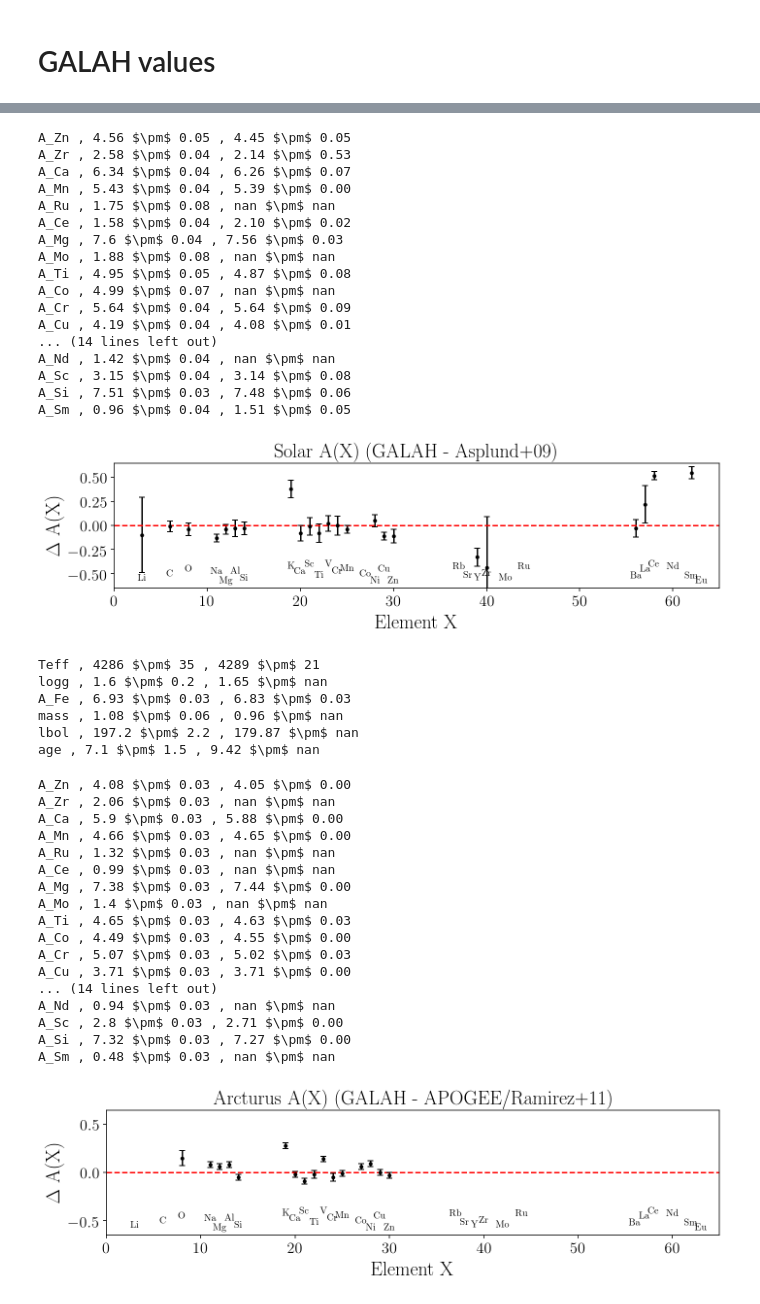
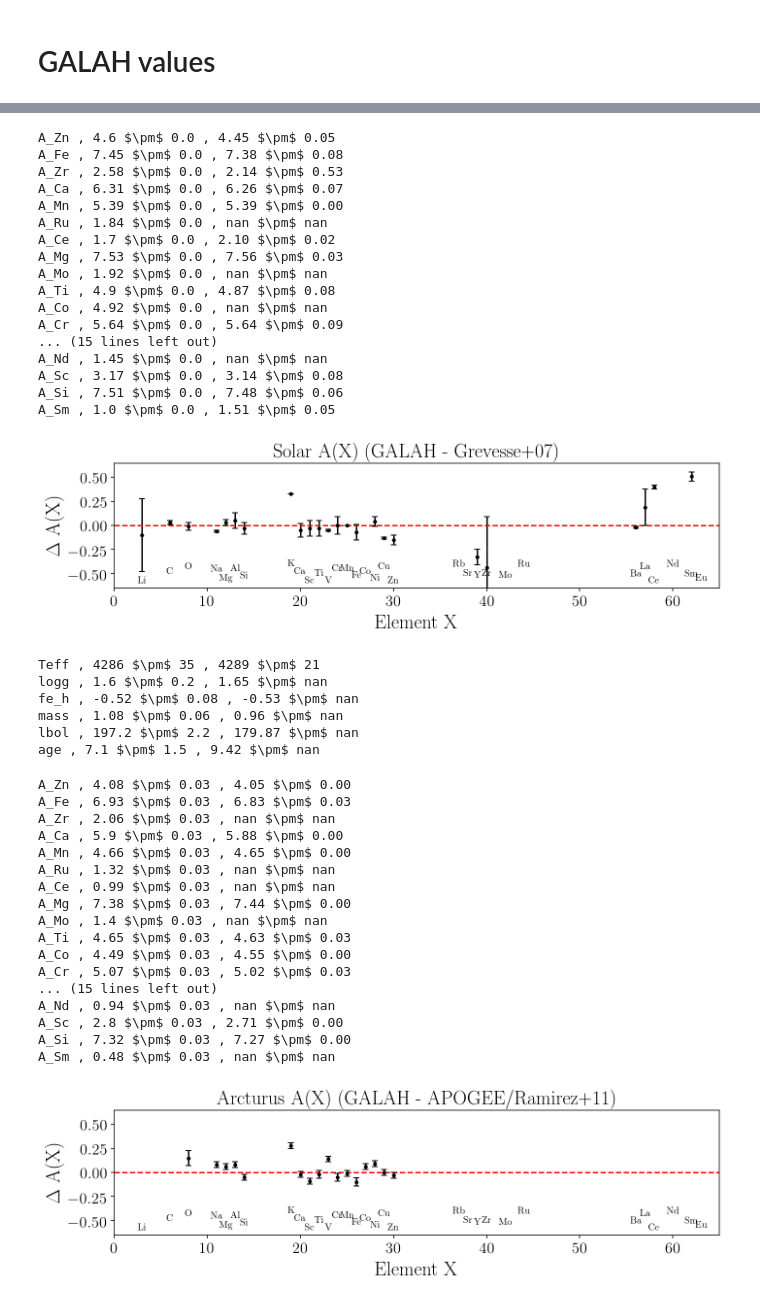
Before and after one commit to svenbuder/GALAH_DR3, a Jupyter notebook: abundance_zeropoints/abundance_zeropoints.ipynb, the cells around one changed output, grey strips where cells are left out. Saved outputs shown, nothing was run; the diff lists cells and outputs as text; code cells hidden in the pictures.

```diff
--- a/abundance_zeropoints/abundance_zeropoints.ipynb
+++ b/abundance_zeropoints/abundance_zeropoints.ipynb
@@ -303,32 +351,33 @@ lbol , 1.0 $\pm$ 0.0 , 1.01 $\pm$ nan
 age , 4.57 $\pm$ 0.11 , 5.83 $\pm$ nan
 # %%
 for each_key in sun.keys():
-    if each_key not in ['Teff','logg','A_Fe','mass','lbol','age','fe_h']:
+    if each_key not in ['Teff','logg','fe_h','mass','lbol','age']:
         print(each_key,',',sun[each_key][0],'$\pm$',sun[each_key][1],',',galah_sun[each_key][0],'$\pm$',galah_sun[each_key][1])
 # %% [output]
-A_Zn , 4.56 $\pm$ 0.05 , 4.45 $\pm$ 0.05
-A_Zr , 2.58 $\pm$ 0.04 , 2.14 $\pm$ 0.53
-A_Ca , 6.34 $\pm$ 0.04 , 6.26 $\pm$ 0.07
-A_Mn , 5.43 $\pm$ 0.04 , 5.39 $\pm$ 0.00
-A_Ru , 1.75 $\pm$ 0.08 , nan $\pm$ nan
-A_Ce , 1.58 $\pm$ 0.04 , 2.10 $\pm$ 0.02
-A_Mg , 7.6 $\pm$ 0.04 , 7.56 $\pm$ 0.03
-A_Mo , 1.88 $\pm$ 0.08 , nan $\pm$ nan
-A_Ti , 4.95 $\pm$ 0.05 , 4.87 $\pm$ 0.08
-A_Co , 4.99 $\pm$ 0.07 , nan $\pm$ nan
-A_Cr , 5.64 $\pm$ 0.04 , 5.64 $\pm$ 0.09
-A_Cu , 4.19 $\pm$ 0.04 , 4.08 $\pm$ 0.01
-... (14 lines left out)
-A_Nd , 1.42 $\pm$ 0.04 , nan $\pm$ nan
-A_Sc , 3.15 $\pm$ 0.04 , 3.14 $\pm$ 0.08
-A_Si , 7.51 $\pm$ 0.03 , 7.48 $\pm$ 0.06
-A_Sm , 0.96 $\pm$ 0.04 , 1.51 $\pm$ 0.05
+A_Zn , 4.6 $\pm$ 0.0 , 4.45 $\pm$ 0.05
+A_Fe , 7.45 $\pm$ 0.0 , 7.38 $\pm$ 0.08
+A_Zr , 2.58 $\pm$ 0.0 , 2.14 $\pm$ 0.53
+A_Ca , 6.31 $\pm$ 0.0 , 6.26 $\pm$ 0.07
+A_Mn , 5.39 $\pm$ 0.0 , 5.39 $\pm$ 0.00
+A_Ru , 1.84 $\pm$ 0.0 , nan $\pm$ nan
+A_Ce , 1.7 $\pm$ 0.0 , 2.10 $\pm$ 0.02
+A_Mg , 7.53 $\pm$ 0.0 , 7.56 $\pm$ 0.03
+A_Mo , 1.92 $\pm$ 0.0 , nan $\pm$ nan
+A_Ti , 4.9 $\pm$ 0.0 , 4.87 $\pm$ 0.08
+A_Co , 4.92 $\pm$ 0.0 , nan $\pm$ nan
+A_Cr , 5.64 $\pm$ 0.0 , 5.64 $\pm$ 0.09
+... (15 lines left out)
+A_Nd , 1.45 $\pm$ 0.0 , nan $\pm$ nan
+A_Sc , 3.17 $\pm$ 0.0 , 3.14 $\pm$ 0.08
+A_Si , 7.51 $\pm$ 0.0 , 7.48 $\pm$ 0.06
+A_Sm , 1.0 $\pm$ 0.0 , 1.51 $\pm$ 0.05
 # %%
 kwargs_errorbar = dict(color = 'k', capsize=3, fmt='o', ms=3)
 
 f, (ax1) = plt.subplots(1, figsize=(10,3))
 
-ax1.set_title('Solar A(X) (GALAH - Asplund+09)', fontsize=20)
+#ax1.set_title('Solar A(X) (GALAH - Asplund+09)', fontsize=20)
+ax1.set_title('Solar A(X) (GALAH - Grevesse+07)', fontsize=20)
 ax1.axhline(0, color='r', ls='dashed')
 ax1.set_ylim(-0.651, 0.651)
 ax1.set_xlim(0,65)
@@ -337,7 +386,7 @@ ax1.set_ylabel(r'$\Delta$ A(X)')
 ax1.set_yticks([-0.5, -0.25, 0.0, 0.25, 0.5])
 
 for it, each_key in enumerate(sun.keys()):
-    if each_key not in ['Teff','logg','A_Fe','mass','lbol','age','fe_h']:
+    if each_key not in ['Teff','logg','fe_h','mass','lbol','age']:
         ax1.errorbar(
             sun[each_key][2],
             float(galah_sun[each_key][0]) - float(sun[each_key][0]),
@@ -348,23 +397,24 @@ for it, each_key in enumerate(sun.keys()):
 plt.tight_layout()
 plt.savefig('figures/abundance_zeropoints_sun.png', dpi=300, bbox_inches='tight')
 # %% [output]
-[figure, old version]
+[figure, new version]
 # %%
-for each_key in ['Teff','logg','A_Fe','mass','lbol','age']:
+for each_key in ['Teff','logg','fe_h','mass','lbol','age']:
     print(each_key,',',arcturus[each_key][0],'$\pm$',arcturus[each_key][1],',',galah_arcturus[each_key][0],'$\pm$',galah_arcturus[each_key][1])
 # %% [output]
 Teff , 4286 $\pm$ 35 , 4289 $\pm$ 21
 logg , 1.6 $\pm$ 0.2 , 1.65 $\pm$ nan
-A_Fe , 6.93 $\pm$ 0.03 , 6.83 $\pm$ 0.03
+fe_h , -0.52 $\pm$ 0.08 , -0.53 $\pm$ nan
 mass , 1.08 $\pm$ 0.06 , 0.96 $\pm$ nan
 lbol , 197.2 $\pm$ 2.2 , 179.87 $\pm$ nan
 age , 7.1 $\pm$ 1.5 , 9.42 $\pm$ nan
 # %%
 for each_key in arcturus.keys():
-    if each_key not in ['Teff','logg','A_Fe','mass','lbol','age','fe_h']:
+    if each_key not in ['Teff','logg','fe_h','mass','lbol','age']:
         print(each_key,',',arcturus[each_key][0],'$\pm$',arcturus[each_key][1],',',galah_arcturus[each_key][0],'$\pm$',galah_arcturus[each_key][1])
 # %% [output]
 A_Zn , 4.08 $\pm$ 0.03 , 4.05 $\pm$ 0.00
+A_Fe , 6.93 $\pm$ 0.03 , 6.83 $\pm$ 0.03
 A_Zr , 2.06 $\pm$ 0.03 , nan $\pm$ nan
 A_Ca , 5.9 $\pm$ 0.03 , 5.88 $\pm$ 0.00
 A_Mn , 4.66 $\pm$ 0.03 , 4.65 $\pm$ 0.00
@@ -375,8 +425,7 @@ A_Mo , 1.4 $\pm$ 0.03 , nan $\pm$ nan
 A_Ti , 4.65 $\pm$ 0.03 , 4.63 $\pm$ 0.03
 A_Co , 4.49 $\pm$ 0.03 , 4.55 $\pm$ 0.00
 A_Cr , 5.07 $\pm$ 0.03 , 5.02 $\pm$ 0.03
-A_Cu , 3.71 $\pm$ 0.03 , 3.71 $\pm$ 0.00
-... (14 lines left out)
+... (15 lines left out)
 A_Nd , 0.94 $\pm$ 0.03 , nan $\pm$ nan
 A_Sc , 2.8 $\pm$ 0.03 , 2.71 $\pm$ 0.00
 A_Si , 7.32 $\pm$ 0.03 , 7.27 $\pm$ 0.00
@@ -384,26 +433,27 @@ A_Sm , 0.48 $\pm$ 0.03 , nan $\pm$ nan
 # %%
 kwargs_errorbar = dict(color = 'k', capsize=3, fmt='o', ms=3)
 
 f, (ax1) = plt.subplots(1, figsize=(10,3))
 ax1.set_title('Arcturus A(X) (GALAH - APOGEE/Ramirez+11)', fontsize=20)
 
 ax1.axhline(0, color='r', ls='dashed')
 ax1.set_ylim(-0.651, 0.651)
 ax1.set_xlim(0,65)
 ax1.set_xlabel('Element X')
 ax1.set_ylabel(r'$\Delta$ A(X)')
+ax1.set_yticks([-0.5, -0.25, 0.0, 0.25, 0.5])
 
 for it, each_key in enumerate(sun.keys()):
-    if each_key not in ['Teff','logg','A_Fe','mass','lbol','age','fe_h']:
+    if each_key not in ['Teff','logg','fe_h','mass','lbol','age']:
         ax1.errorbar(
             sun[each_key][2],
             float(galah_arcturus[each_key][0]) - float(arcturus[each_key][0]),
             yerr = np.sqrt(float(galah_arcturus[each_key][1])**2 + float(arcturus[each_key][1])**2),
             **kwargs_errorbar
             )
         ax1.text(arcturus[each_key][2], -.6 + it%8*0.025, each_key[2:],ha='center')
 
 plt.tight_layout()
 plt.savefig('figures/abundance_zeropoints_arcturus.png', dpi=300, bbox_inches='tight')
 # %% [output]
-[figure, old version]
+[figure, new version]
```
Also changed, not shown: parts of 6 cells of this notebook, 1 other file.
